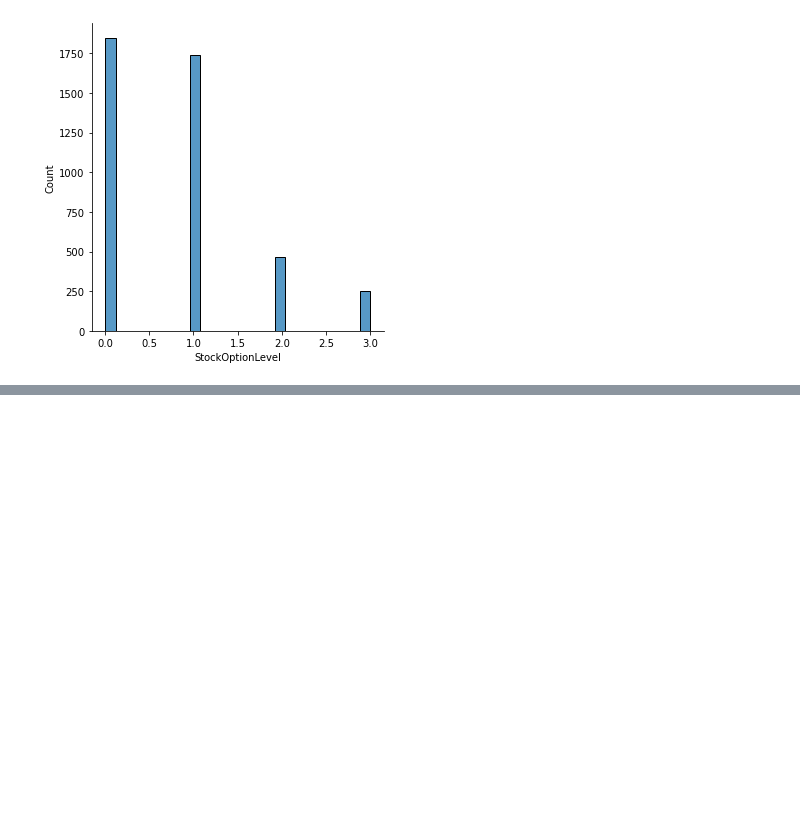
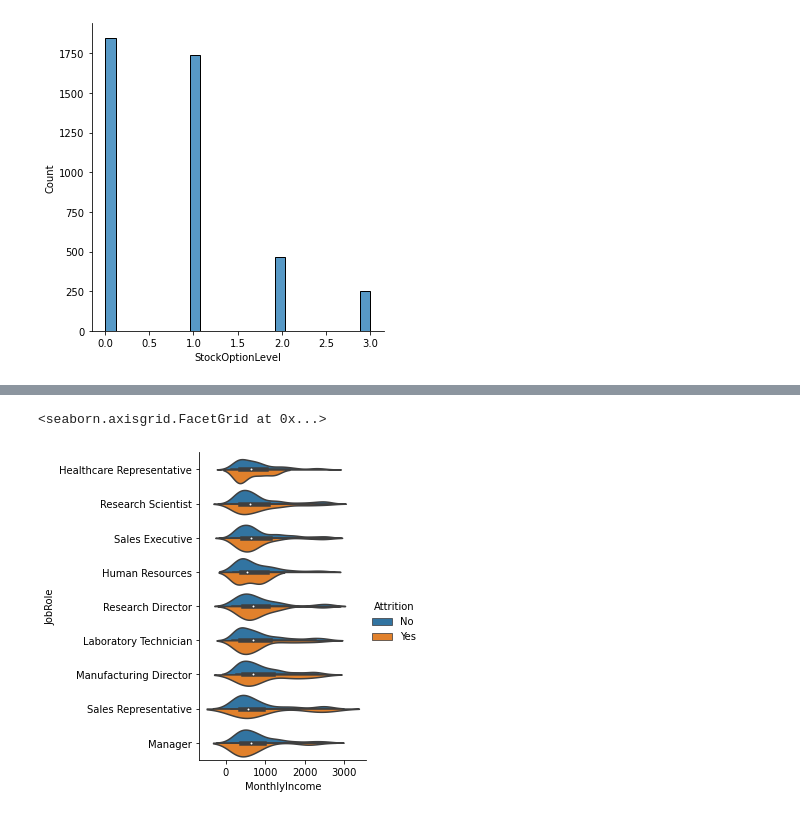
Before and after one commit to conorwhanson/UMN_Data_Capstone_Employee_Attrition, a Jupyter notebook: resources/HR_EDA.ipynb, the cells around one changed output, grey strips where cells are left out. Cells and saved outputs as stored; diff of their text form; code cells hidden in the pictures; blank space fills up the shorter version.

```diff
--- a/resources/HR_EDA.ipynb
+++ b/resources/HR_EDA.ipynb
@@ -113,0 +120,6 @@ sns.displot(hr_df, x='StockOptionLevel')
+# %%
+sns.catplot(x="MonthlyIncome",y='JobRole', hue="Attrition",
+            kind="violin", split=True, data=hr_df)
+# %% [output]
+<seaborn.axisgrid.FacetGrid at 0x...>
+[figure, added]
```
Also changed, not shown: parts of 2 cells of this notebook.
